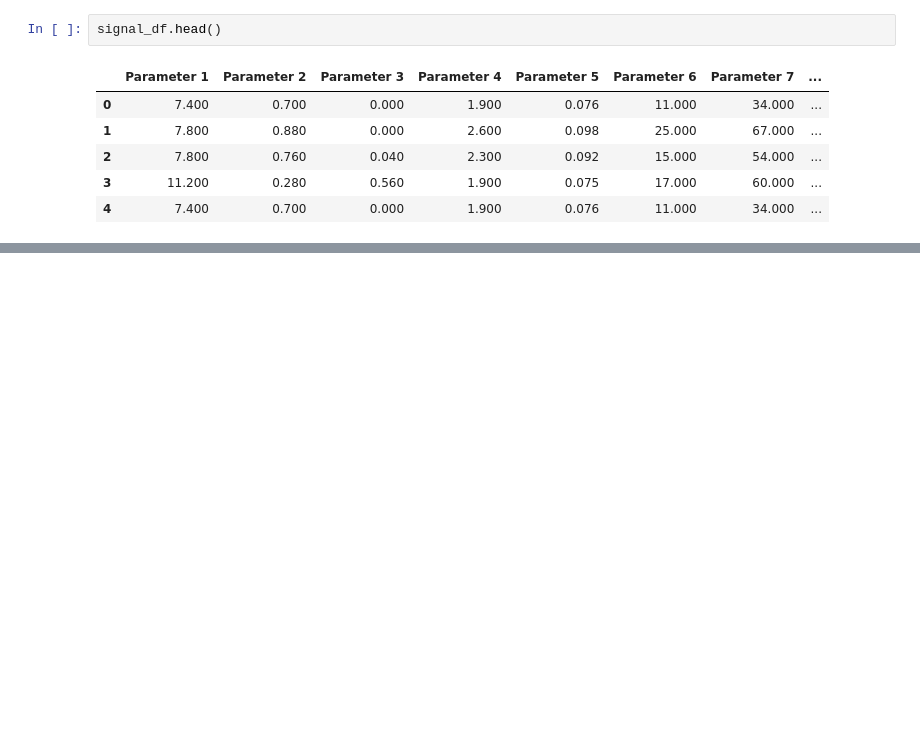
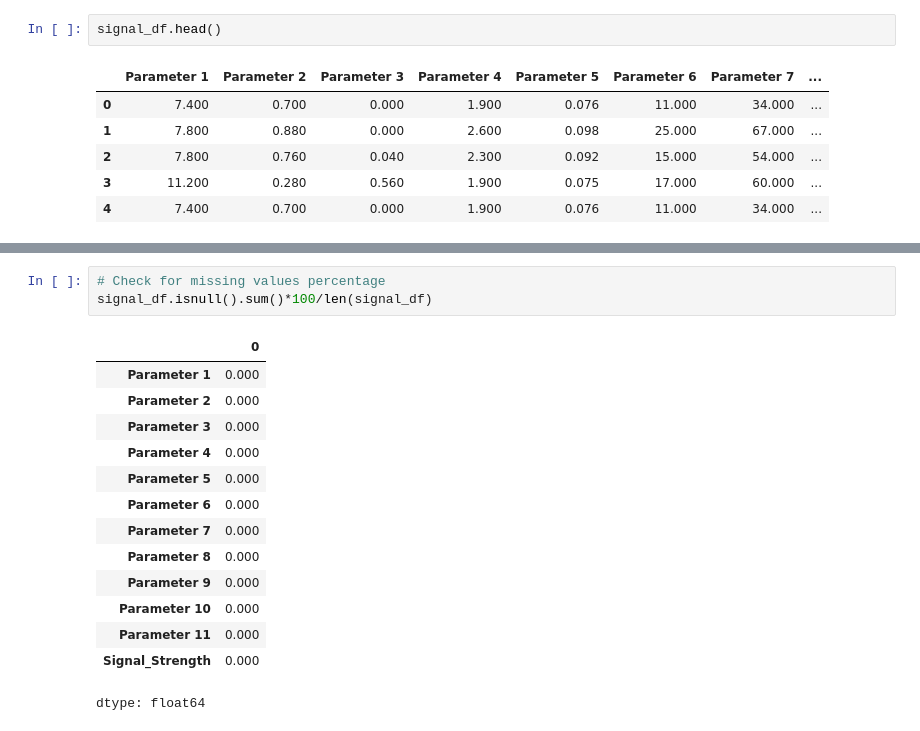
Before and after one commit to Rajesh2015/Neural-Networks-Projects, a Jupyter notebook: Introduction to Neural Networks/Introduction_to_Neural_Networks.ipynb, the cells around one changed output, grey strips where cells are left out. Saved outputs shown, nothing was run; the diff lists cells and outputs as text; blank space fills up the shorter version.

```diff
--- a/Introduction to Neural Networks/Introduction_to_Neural_Networks.ipynb
+++ b/Introduction to Neural Networks/Introduction_to_Neural_Networks.ipynb
@@ -53,0 +97,18 @@ signal_df.head()
+# %%
+# Check for missing values percentage
+signal_df.isnull().sum()*100/len(signal_df)
+# %% [output]
+|  | 0 |
+| Parameter 1 | 0.000 |
+| Parameter 2 | 0.000 |
+| Parameter 3 | 0.000 |
+| Parameter 4 | 0.000 |
+| Parameter 5 | 0.000 |
+| Parameter 6 | 0.000 |
+| Parameter 7 | 0.000 |
+| Parameter 8 | 0.000 |
+| Parameter 9 | 0.000 |
+| Parameter 10 | 0.000 |
+| Parameter 11 | 0.000 |
+| Signal_Strength | 0.000 |
+dtype: float64
```
Also changed, not shown: parts of 16 cells of this notebook.
